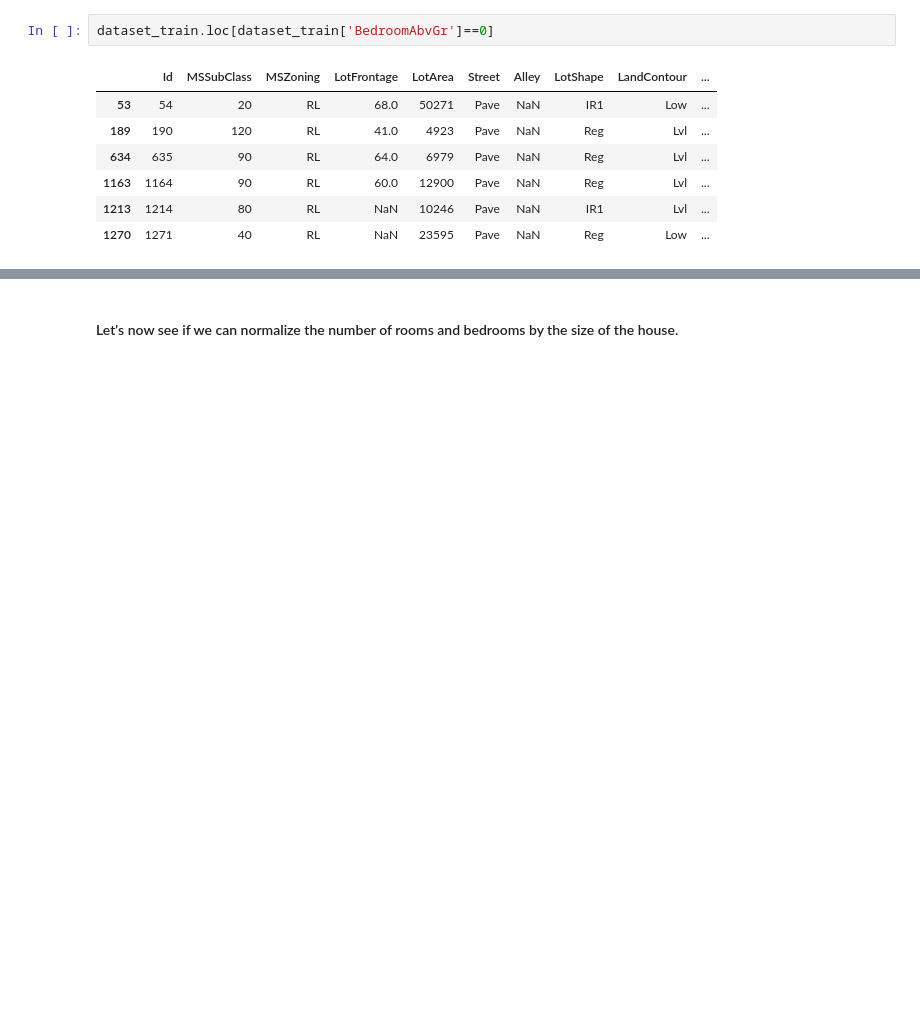
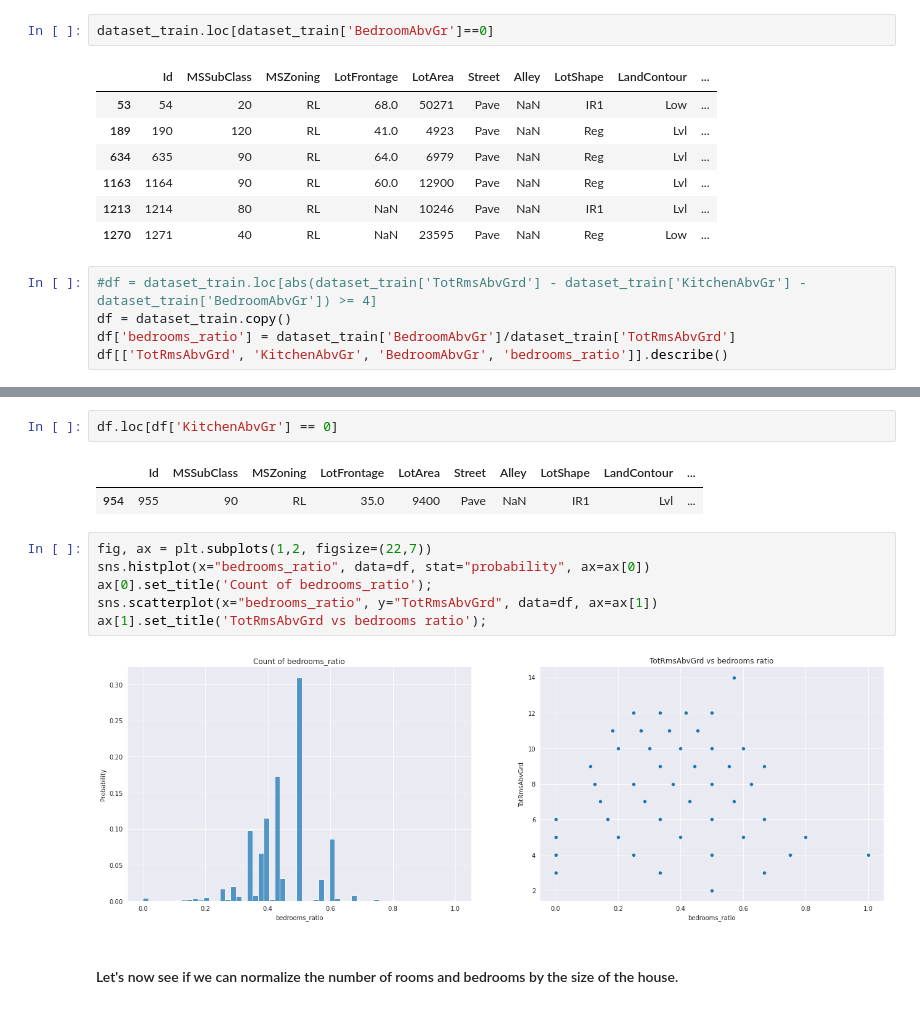
Before and after one commit to max-lutz/Kaggle_competitions, a Jupyter notebook: house-price-regression-full-eda-ml-workflow.ipynb, the cells around one changed output, grey strips where cells are left out. Cells and saved outputs as stored; diff of their text form; blank space fills up the shorter version.

```diff
--- a/house-price-regression-full-eda-ml-workflow.ipynb
+++ b/house-price-regression-full-eda-ml-workflow.ipynb
@@ -501,3 +501,8 @@ dataset_train.loc[dataset_train['BedroomAbvGr']==0]
 | 1163 | 1164 | 90 | RL | 60.0 | 12900 | Pave | NaN | Reg | Lvl | ... |
 | 1213 | 1214 | 80 | RL | NaN | 10246 | Pave | NaN | IR1 | Lvl | ... |
 | 1270 | 1271 | 40 | RL | NaN | 23595 | Pave | NaN | Reg | Low | ... |
+# %%
+#df = dataset_train.loc[abs(dataset_train['TotRmsAbvGrd'] - dataset_train['KitchenAbvGr'] -  dataset_train['BedroomAbvGr']) >= 4]
+df = dataset_train.copy()
+df['bedrooms_ratio'] = dataset_train['BedroomAbvGr']/dataset_train['TotRmsAbvGrd']
+df[['TotRmsAbvGrd', 'KitchenAbvGr', 'BedroomAbvGr', 'bedrooms_ratio']].describe()
@@ -504,3 +519,16 @@ dataset_train.loc[dataset_train['BedroomAbvGr']==0]
+# %%
+df.loc[df['KitchenAbvGr'] == 0]
+# %% [output]
+|  | Id | MSSubClass | MSZoning | LotFrontage | LotArea | Street | Alley | LotShape | LandContour | ... |
+| 954 | 955 | 90 | RL | 35.0 | 9400 | Pave | NaN | IR1 | Lvl | ... |
+# %%
+fig, ax = plt.subplots(1,2, figsize=(22,7))
+sns.histplot(x="bedrooms_ratio", data=df, stat="probability", ax=ax[0])
+ax[0].set_title('Count of bedrooms_ratio');
+sns.scatterplot(x="bedrooms_ratio", y="TotRmsAbvGrd", data=df, ax=ax[1])
+ax[1].set_title('TotRmsAbvGrd vs bedrooms ratio');
+# %% [output]
+[figure, added]
 # %% [markdown]
 #### Let's now see if we can normalize the number of rooms and bedrooms by the size of the house.
 # %%
```
Also changed, not shown: parts of 11 cells of this notebook.
